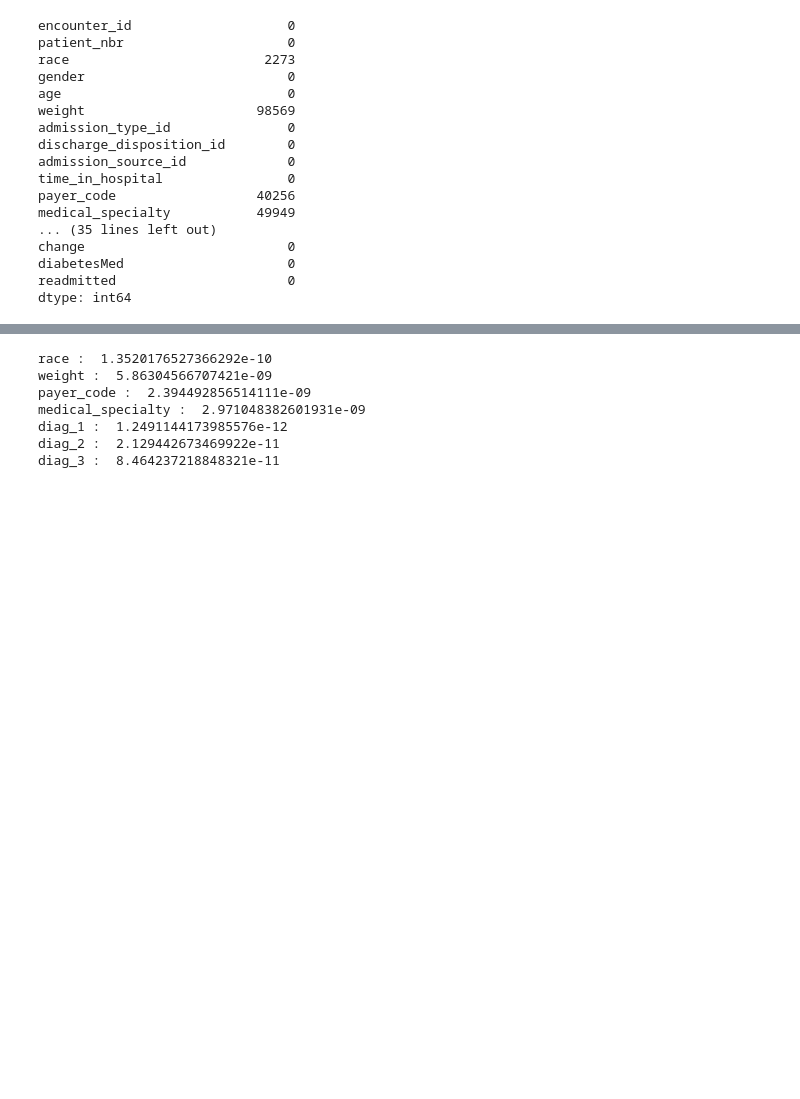
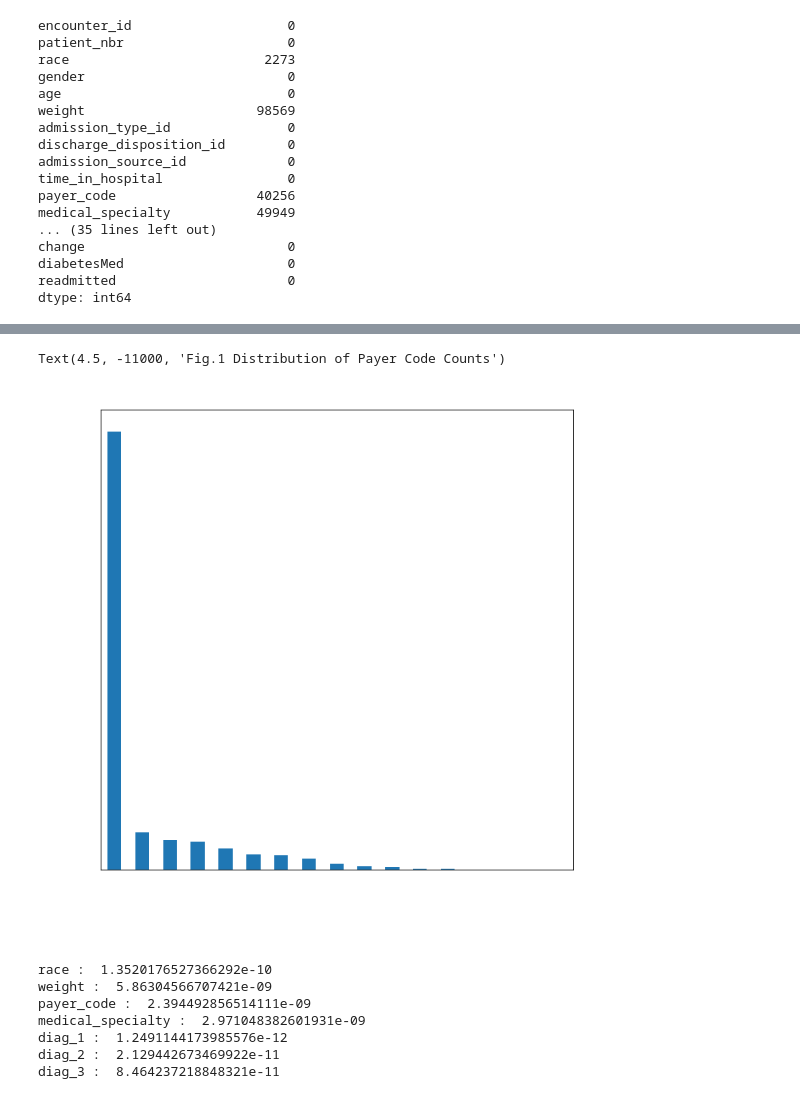
Before and after one commit to VenkataVanga/Quantifying-the-World-DS7333-, a Jupyter notebook: CS#2_Diabetes/Diabetic Hospital Readmission.ipynb, the cells around one changed output, grey strips where cells are left out. Saved outputs shown, nothing was run; the diff lists cells and outputs as text; code cells hidden in the pictures; blank space fills up the shorter version.

```diff
--- a/CS#2_Diabetes/Diabetic Hospital Readmission.ipynb
+++ b/CS#2_Diabetes/Diabetic Hospital Readmission.ipynb
@@ -42,3 +85,15 @@ dtype: int64
+# %%
+plt.figure(figsize=(10,10))
+
+diabetic_new.payer_code.value_counts().plot(kind='bar')
+plt.title('Types of Payer Code Counts', color='white', fontsize='22')
+plt.xlabel('Payer Codes', color='white', fontsize='15', labelpad = 15, fontweight = 'bold')
+plt.ylabel('Count of Occurance', color='white', fontsize='15', labelpad = 15, fontweight = 'bold')
+plt.tick_params(color='white', rotation=45, labelcolor='white', labelsize='10')
+plt.text(4.5,-11000, 'Fig.1 Distribution of Payer Code Counts', color='white', fontsize=12)
+# %% [output]
+Text(4.5, -11000, 'Fig.1 Distribution of Payer Code Counts')
+[figure, added]
 # %%
 def missing_percent(column_value):
     return column_value / diabetic_new['encounter_id'].sum()
```
Also changed, not shown: parts of 34 cells of this notebook.
